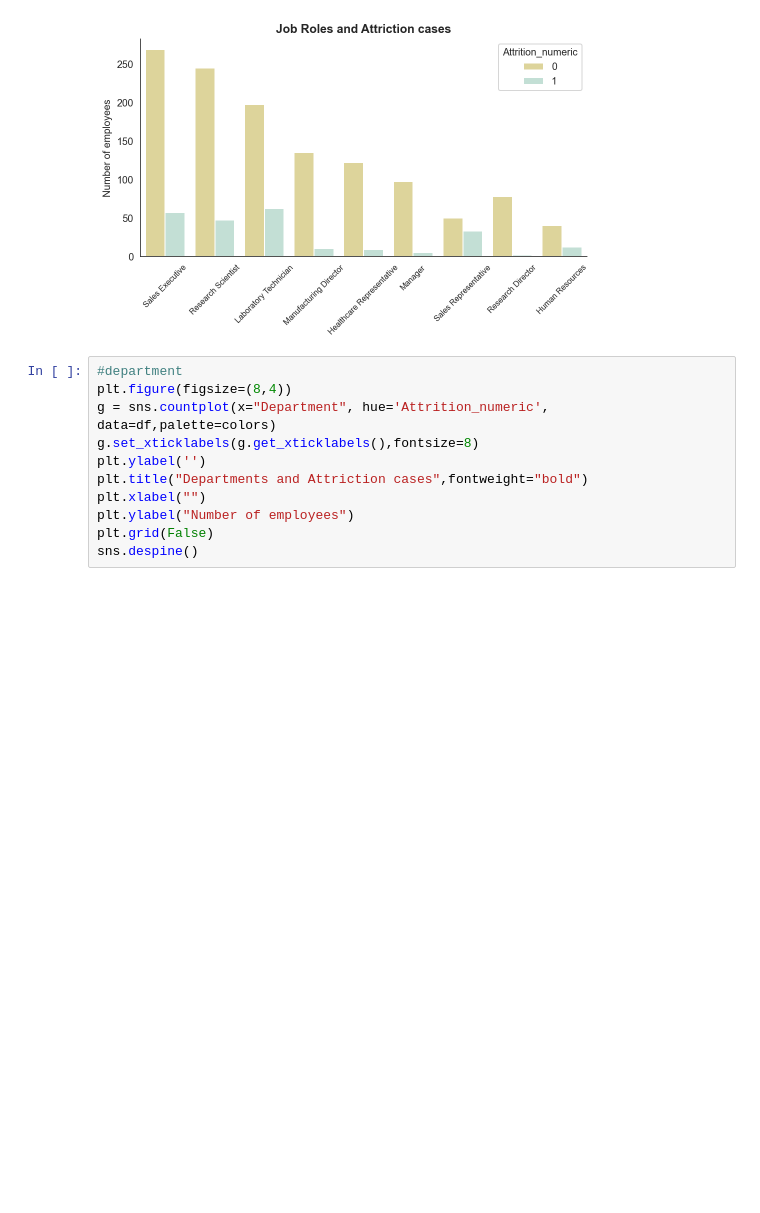
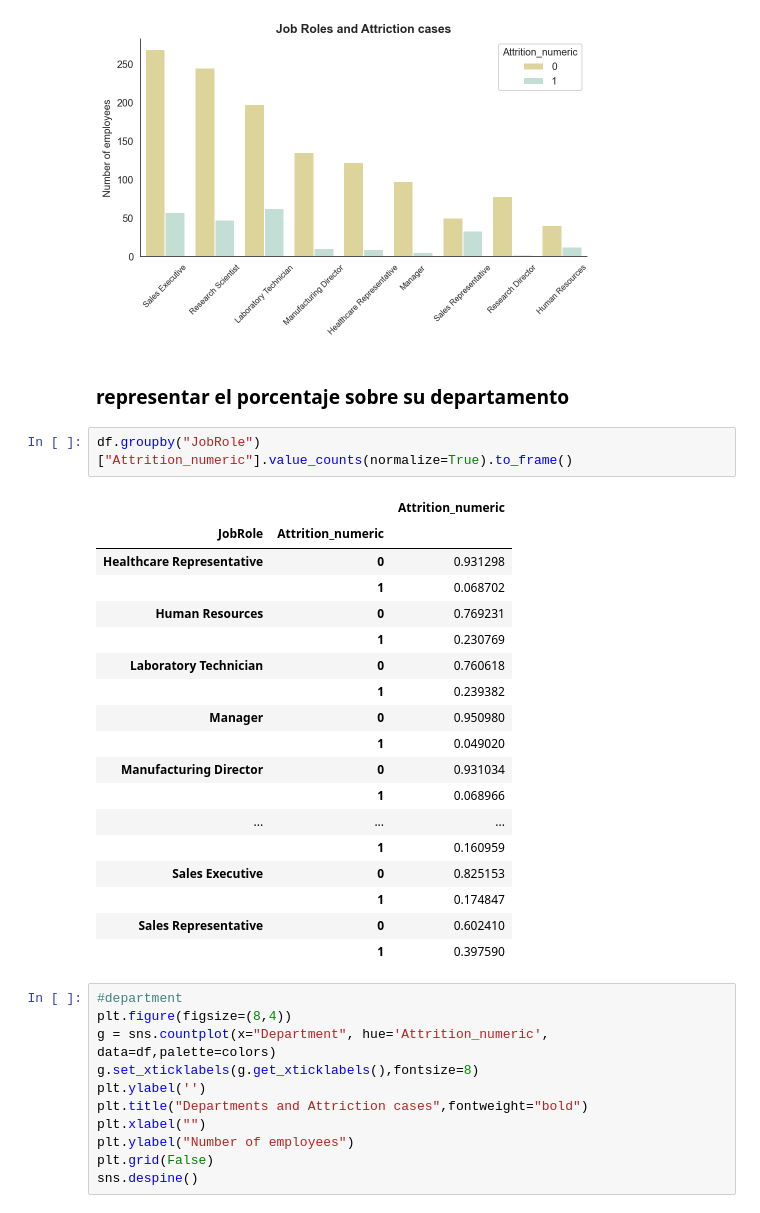
Before and after one commit to gonzalo71/TestGit, a Jupyter notebook: IBM_HR_Analytics_Employee.ipynb, the cells around one changed output. Cells and saved outputs as stored; diff of their text form; blank space fills up the shorter version.

```diff
--- a/IBM_HR_Analytics_Employee.ipynb
+++ b/IBM_HR_Analytics_Employee.ipynb
@@ -196,6 +210,29 @@ plt.grid(False)
 sns.despine()
 # %% [output]
 [figure]
+# %% [markdown]
+### representar el porcentaje sobre su departamento
+# %%
+df.groupby("JobRole")["Attrition_numeric"].value_counts(normalize=True).to_frame()
+# %% [output]
+|  |  | Attrition_numeric |
+| JobRole | Attrition_numeric |  |
+| Healthcare Representative | 0 | 0.931298 |
+|  | 1 | 0.068702 |
+| Human Resources | 0 | 0.769231 |
+|  | 1 | 0.230769 |
+| Laboratory Technician | 0 | 0.760618 |
+|  | 1 | 0.239382 |
+| Manager | 0 | 0.950980 |
+|  | 1 | 0.049020 |
+| Manufacturing Director | 0 | 0.931034 |
+|  | 1 | 0.068966 |
+| ... | ... | ... |
+|  | 1 | 0.160959 |
+| Sales Executive | 0 | 0.825153 |
+|  | 1 | 0.174847 |
+| Sales Representative | 0 | 0.602410 |
+|  | 1 | 0.397590 |
 # %%
 #department
 plt.figure(figsize=(8,4))
```
Also changed, not shown: parts of 5 cells of this notebook, 7 other files.
